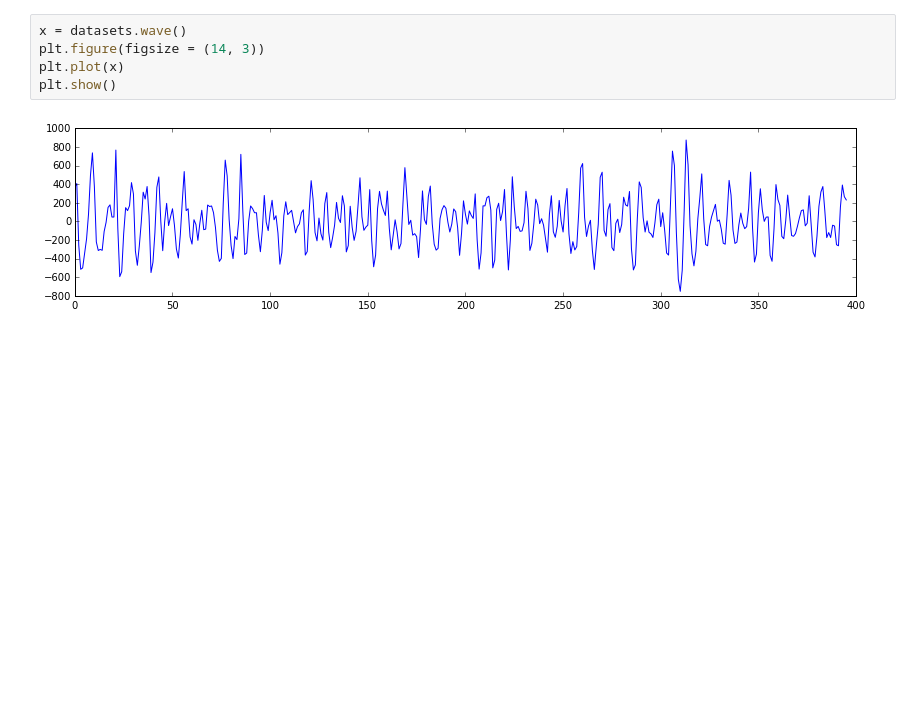
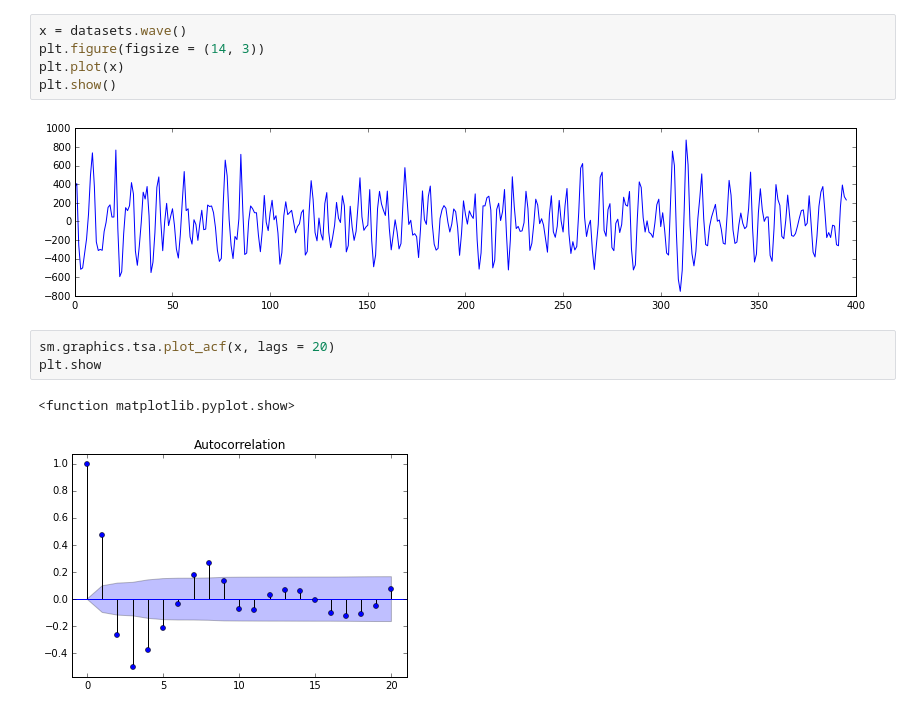
Before and after one commit to gregclinton/murphy, a Jupyter notebook: tsa.ipynb, the cells around one changed output. Cells and saved outputs as stored; diff of their text form; blank space fills up the shorter version.

```diff
--- a/tsa.ipynb
+++ b/tsa.ipynb
@@ -148,3 +148,9 @@ plt.plot(x)
 plt.show()
 # %% [output]
 [figure]
+# %%
+sm.graphics.tsa.plot_acf(x, lags = 20)
+plt.show
+# %% [output]
+<function matplotlib.pyplot.show>
+[figure, added]
```
Also changed, not shown: parts of 1 cell of this notebook.
